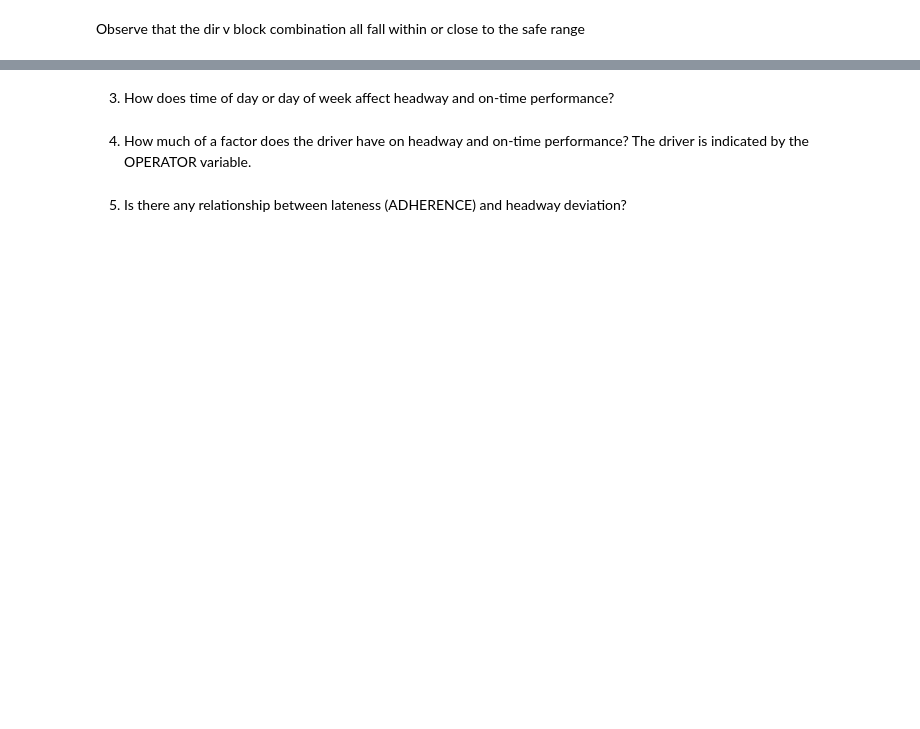
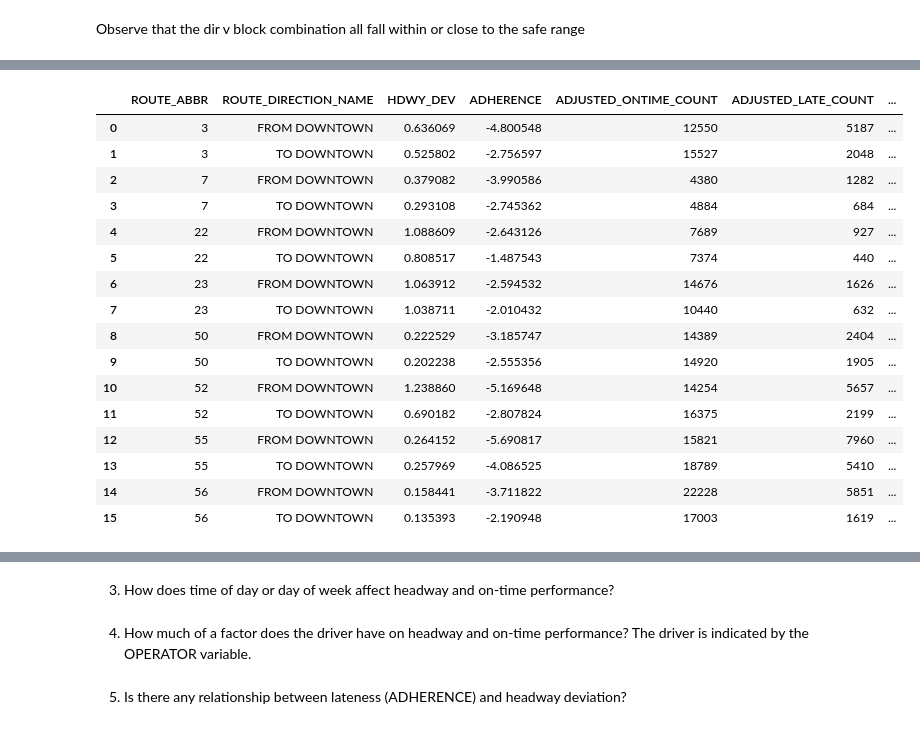
Before and after one commit to NSS-Data-Analytics-Cohort-12/wego-python-da12-python-spice-lattes, a Jupyter notebook: notebooks/Jtoppins_WeGO.ipynb, the cells around one changed output, grey strips where cells are left out. Saved outputs shown, nothing was run; the diff lists cells and outputs as text; code cells hidden in the pictures; blank space fills up the shorter version.

```diff
--- a/notebooks/Jtoppins_WeGO.ipynb
+++ b/notebooks/Jtoppins_WeGO.ipynb
@@ -419,11 +316,25 @@ full_adherence_df.head(20)
 # %%
+#Drop nan values from headway deviation column
+# wego.loc[(wego.HDWY_DEV.notnull()) & (wego.SCHEDULED_HDWY.notnull())]
+
+wego.dropna(subset=['HDWY_DEV'], inplace=True)
+wego.dropna(subset=['SCHEDULED_HDWY'], inplace=True)
+
+#Calculate percent headway deviation (headway dev/scheduled headway)
+wego['hdwy_dev_percentage'] = (
+    wego['HDWY_DEV'] /
+    (wego['SCHEDULED_HDWY'])
+) * 100
+
 # Calculate average headway deviation and on-time performance
 route_v_dir_performance_df = wego.groupby(['ROUTE_ABBR', 'ROUTE_DIRECTION_NAME']).agg({
     'HDWY_DEV': 'mean', # avg headway dev for bus and direction combo
+    #'SCHEDULED_HDWY': 'mean',
     'ADHERENCE': 'mean', # avg adherence for bus and direction combo
     'ADJUSTED_ONTIME_COUNT': 'sum', # number of times that bus and dir combo is on time
     'ADJUSTED_LATE_COUNT': 'sum', # number of times that bus and dir combo is late
-    'ADJUSTED_EARLY_COUNT': 'sum' # number of times that bus and dir combo is early
+    'ADJUSTED_EARLY_COUNT': 'sum', # number of times that bus and dir combo is early
+    'hdwy_dev_percentage': 'mean'
 }).reset_index()
 
 # Calculate on-time percentage for each combination of route and direction
@@ -434,33 +345,43 @@ route_v_dir_performance_df['on_time_percentage'] = (
      route_v_dir_performance_df['ADJUSTED_EARLY_COUNT'])
 ) * 100
 
-# Plot average headway deviation by route and direction
-plt.figure(figsize=(14, 8))
-sns.barplot(x='ROUTE_ABBR', y='HDWY_DEV', hue='ROUTE_DIRECTION_NAME', data=route_v_dir_performance_df, palette='viridis')
-plt.title('Average Headway Deviation by Route and Direction')
-plt.xlabel('Route')
-plt.ylabel('Average Headway Deviation (minutes)')
-plt.xticks(rotation=45)
-plt.legend(title='Direction of Travel')
-plt.show()
+# #Calculate percent headway deviation (headway dev/scheduled headway)
+# route_v_dir_performance_df['hdwy_dev_percentage'] = (
+#     wego['HDWY_DEV'] /
+#     (wego['SCHEDULED_HDWY'])
+# ) * 100
 
-# Plot average adherence by route and direction
-plt.figure(figsize=(14, 8))
-sns.barplot(x='ROUTE_ABBR', y='ADHERENCE', hue='ROUTE_DIRECTION_NAME', data=route_v_dir_performance_df, palette='viridis')
-plt.title('Average Adherence by Route and Direction')
-plt.xlabel('Route')
-plt.ylabel('Average Adherence (minutes)')
-plt.xticks(rotation=45)
-plt.legend(title='Direction of Travel')
-plt.show()
+# route_v_dir_performance_df.dropna(subset=['hdwy_dev_percentage'], inplace=True) #don't want to just drop the nans here bc i lose several routes
+route_v_dir_performance_df.head(20) #why am i still getting nan values?
 
-# Plot on-time performance percentage by route and direction
-plt.figure(figsize=(14, 8))
-sns.barplot(x='ROUTE_ABBR', y='on_time_percentage', hue='ROUTE_DIRECTION_NAME', data=route_v_dir_performance_df, palette='viridis')
-plt.title('On-Time Performance Percentage by Route and Direction')
-plt.xlabel('Route')
-plt.ylabel('On-Time Performance (%)')
-plt.xticks(rotation=45)
-plt.legend(title='Direction of Travel')
-plt.show()
+# # # # Plot average headway deviation by route and direction
+# # # plt.figure(figsize=(14, 8))
+# # # sns.barplot(x='ROUTE_ABBR', y='HDWY_DEV', hue='ROUTE_DIRECTION_NAME', data=route_v_dir_performance_df, palette='viridis')
+# # # plt.title('Average Headway Deviation by Route and Direction')
+# # # plt.xlabel('Route')
+# # # plt.ylabel('Average Headway Deviation (minutes)')
+# # plt.xticks(rotation=45)
+# # plt.legend(title='Direction of Travel')
+# # plt.show()
+
+# # # Plot average adherence by route and direction
+# # plt.figure(figsize=(14, 8))
+# # sns.barplot(x='ROUTE_ABBR', y='ADHERENCE', hue='ROUTE_DIRECTION_NAME', data=route_v_dir_performance_df, palette='viridis')
+# # plt.title('Average Adherence by Route and Direction')
+# # plt.xlabel('Route')
+# # plt.ylabel('Average Adherence (minutes)')
+# # plt.gca().invert_yaxis()
+# # plt.xticks(rotation=45)
+# # plt.legend(title='Direction of Travel')
+# # plt.show()
+
+# # # Plot on-time performance percentage by route and direction
+# # plt.figure(figsize=(14, 8))
+# # sns.barplot(x='ROUTE_ABBR', y='on_time_percentage', hue='ROUTE_DIRECTION_NAME', data=route_v_dir_performance_df, palette='viridis')
+# # plt.title('On-Time Performance Percentage by Route and Direction')
+# # plt.xlabel('Route')
+# # plt.ylabel('On-Time Performance (%)')
+# # plt.xticks(rotation=45)
+# # plt.legend(title='Direction of Travel')
+# # plt.show()
 # %% [output]
@@ -469,0 +388,17 @@ plt.show()
+|  | ROUTE_ABBR | ROUTE_DIRECTION_NAME | HDWY_DEV | ADHERENCE | ADJUSTED_ONTIME_COUNT | ADJUSTED_LATE_COUNT | ... |
+| 0 | 3 | FROM DOWNTOWN | 0.636069 | -4.800548 | 12550 | 5187 | ... |
+| 1 | 3 | TO DOWNTOWN | 0.525802 | -2.756597 | 15527 | 2048 | ... |
+| 2 | 7 | FROM DOWNTOWN | 0.379082 | -3.990586 | 4380 | 1282 | ... |
+| 3 | 7 | TO DOWNTOWN | 0.293108 | -2.745362 | 4884 | 684 | ... |
+| 4 | 22 | FROM DOWNTOWN | 1.088609 | -2.643126 | 7689 | 927 | ... |
+| 5 | 22 | TO DOWNTOWN | 0.808517 | -1.487543 | 7374 | 440 | ... |
+| 6 | 23 | FROM DOWNTOWN | 1.063912 | -2.594532 | 14676 | 1626 | ... |
+| 7 | 23 | TO DOWNTOWN | 1.038711 | -2.010432 | 10440 | 632 | ... |
+| 8 | 50 | FROM DOWNTOWN | 0.222529 | -3.185747 | 14389 | 2404 | ... |
+| 9 | 50 | TO DOWNTOWN | 0.202238 | -2.555356 | 14920 | 1905 | ... |
+| 10 | 52 | FROM DOWNTOWN | 1.238860 | -5.169648 | 14254 | 5657 | ... |
+| 11 | 52 | TO DOWNTOWN | 0.690182 | -2.807824 | 16375 | 2199 | ... |
+| 12 | 55 | FROM DOWNTOWN | 0.264152 | -5.690817 | 15821 | 7960 | ... |
+| 13 | 55 | TO DOWNTOWN | 0.257969 | -4.086525 | 18789 | 5410 | ... |
+| 14 | 56 | FROM DOWNTOWN | 0.158441 | -3.711822 | 22228 | 5851 | ... |
+| 15 | 56 | TO DOWNTOWN | 0.135393 | -2.190948 | 17003 | 1619 | ... |
```
Also changed, not shown: parts of 18 cells of this notebook.
